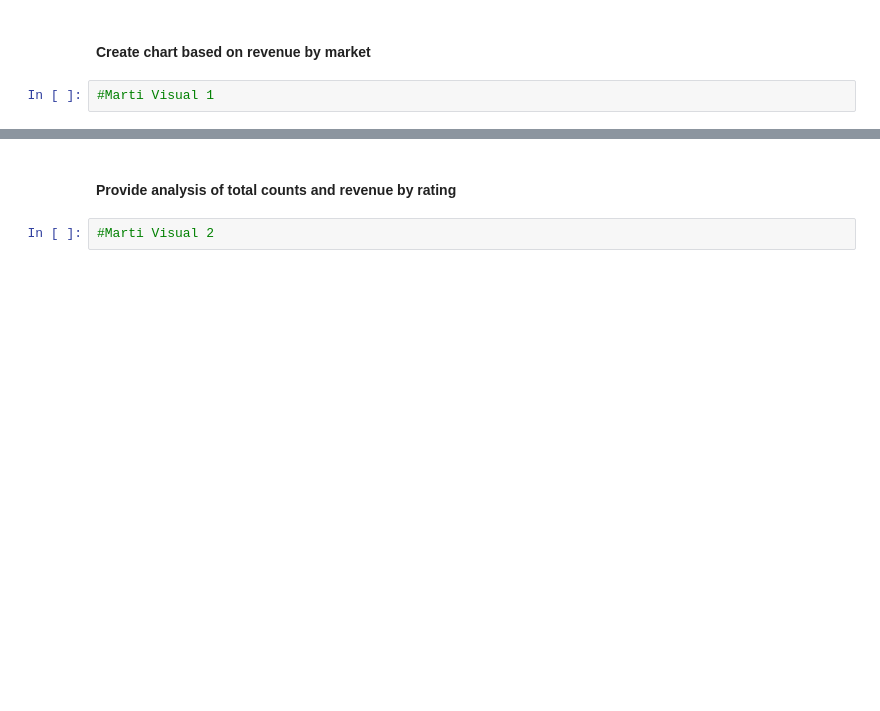
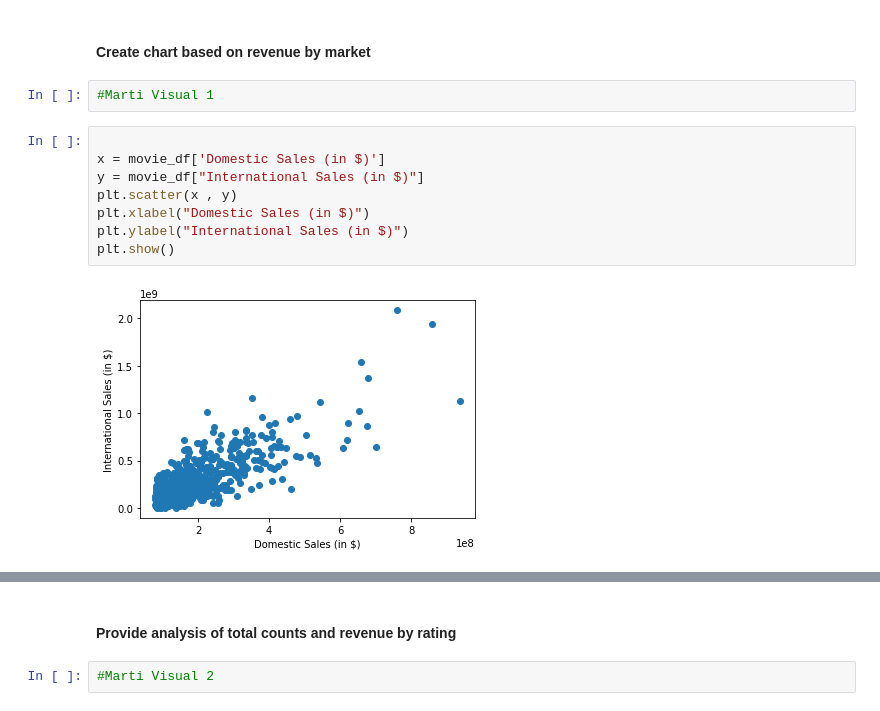
Before and after one commit to GrovesB/Group-10-Project-1, a Jupyter notebook: Project 1.ipynb, the cells around one changed output, grey strips where cells are left out. Cells and saved outputs as stored; diff of their text form; blank space fills up the shorter version.

Commit message:
added visualizations

```diff
--- a/Project 1.ipynb
+++ b/Project 1.ipynb
@@ -90,3 +70,13 @@ average_revenue
 #### Create chart based on revenue by market
 # %%
 #Marti Visual 1
+# %%
+
+x = movie_df['Domestic Sales (in $)']
+y = movie_df["International Sales (in $)"]
+plt.scatter(x , y)
+plt.xlabel("Domestic Sales (in $)")
+plt.ylabel("International Sales (in $)")
+plt.show()
+# %% [output]
+[figure, added]
```
Also changed, not shown: parts of 18 cells of this notebook.
